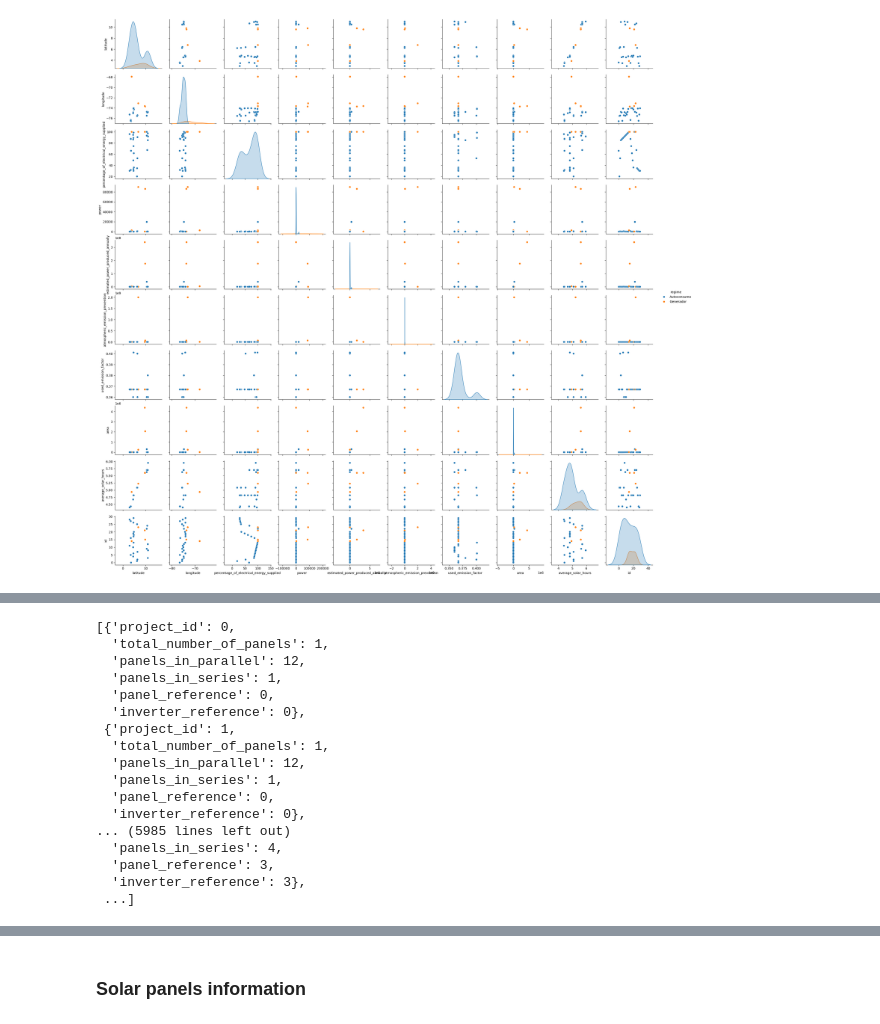
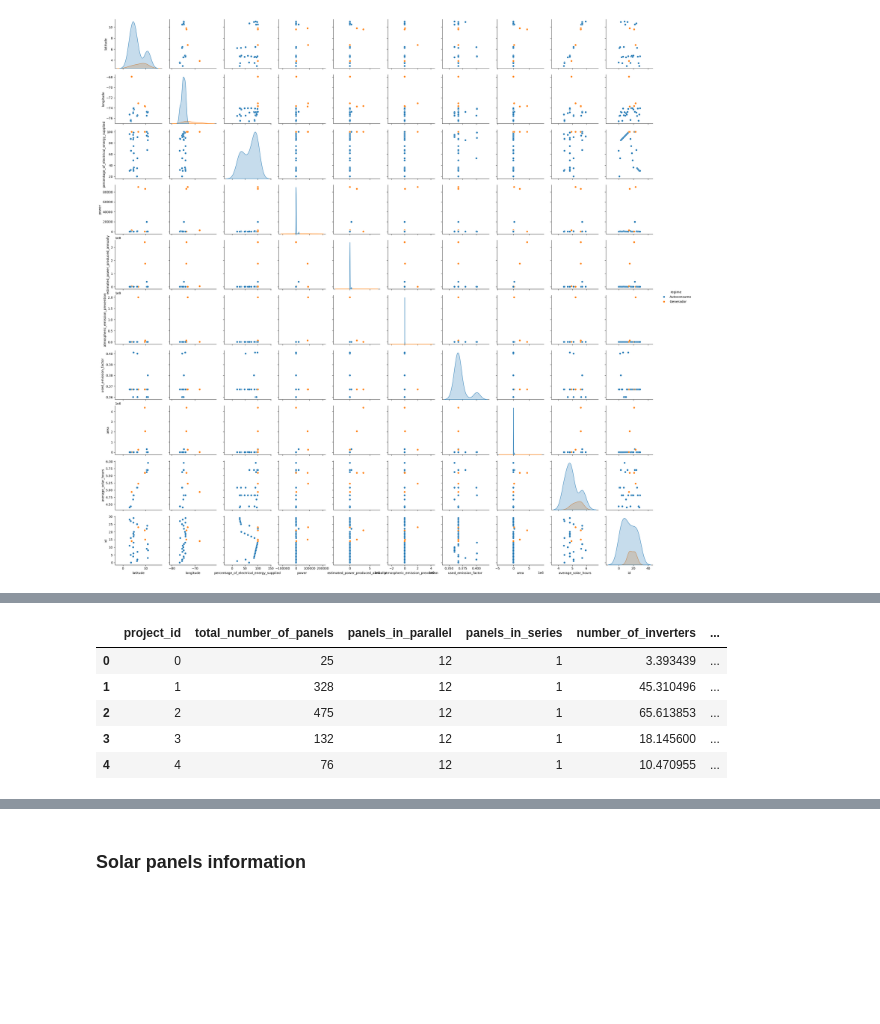
Before and after one commit to Harold2828/PV-Autosizing, a Jupyter notebook: Testing.ipynb, the cells around one changed output, grey strips where cells are left out. Saved outputs shown, nothing was run; the diff lists cells and outputs as text; code cells hidden in the pictures; blank space fills up the shorter version.

```diff
--- a/Testing.ipynb
+++ b/Testing.ipynb
@@ -134,20 +119,10 @@ Something was wrong
-# %%
-answer_list
-# %% [output]
-[{'project_id': 0,
-  'total_number_of_panels': 1,
-  'panels_in_parallel': 12,
-  'panels_in_series': 1,
-  'panel_reference': 0,
-  'inverter_reference': 0},
- {'project_id': 1,
-  'total_number_of_panels': 1,
-  'panels_in_parallel': 12,
-  'panels_in_series': 1,
-  'panel_reference': 0,
-  'inverter_reference': 0},
-... (5985 lines left out)
-  'panels_in_series': 4,
-  'panel_reference': 3,
-  'inverter_reference': 3},
- ...]
+# %%
+configuration = pd.DataFrame(answer_list)
+configuration.head()
+# %% [output]
+|  | project_id | total_number_of_panels | panels_in_parallel | panels_in_series | number_of_inverters | ... |
+| 0 | 0 | 25 | 12 | 1 | 3.393439 | ... |
+| 1 | 1 | 328 | 12 | 1 | 45.310496 | ... |
+| 2 | 2 | 475 | 12 | 1 | 65.613853 | ... |
+| 3 | 3 | 132 | 12 | 1 | 18.145600 | ... |
+| 4 | 4 | 76 | 12 | 1 | 10.470955 | ... |
```
Also changed, not shown: parts of 10 cells of this notebook.
